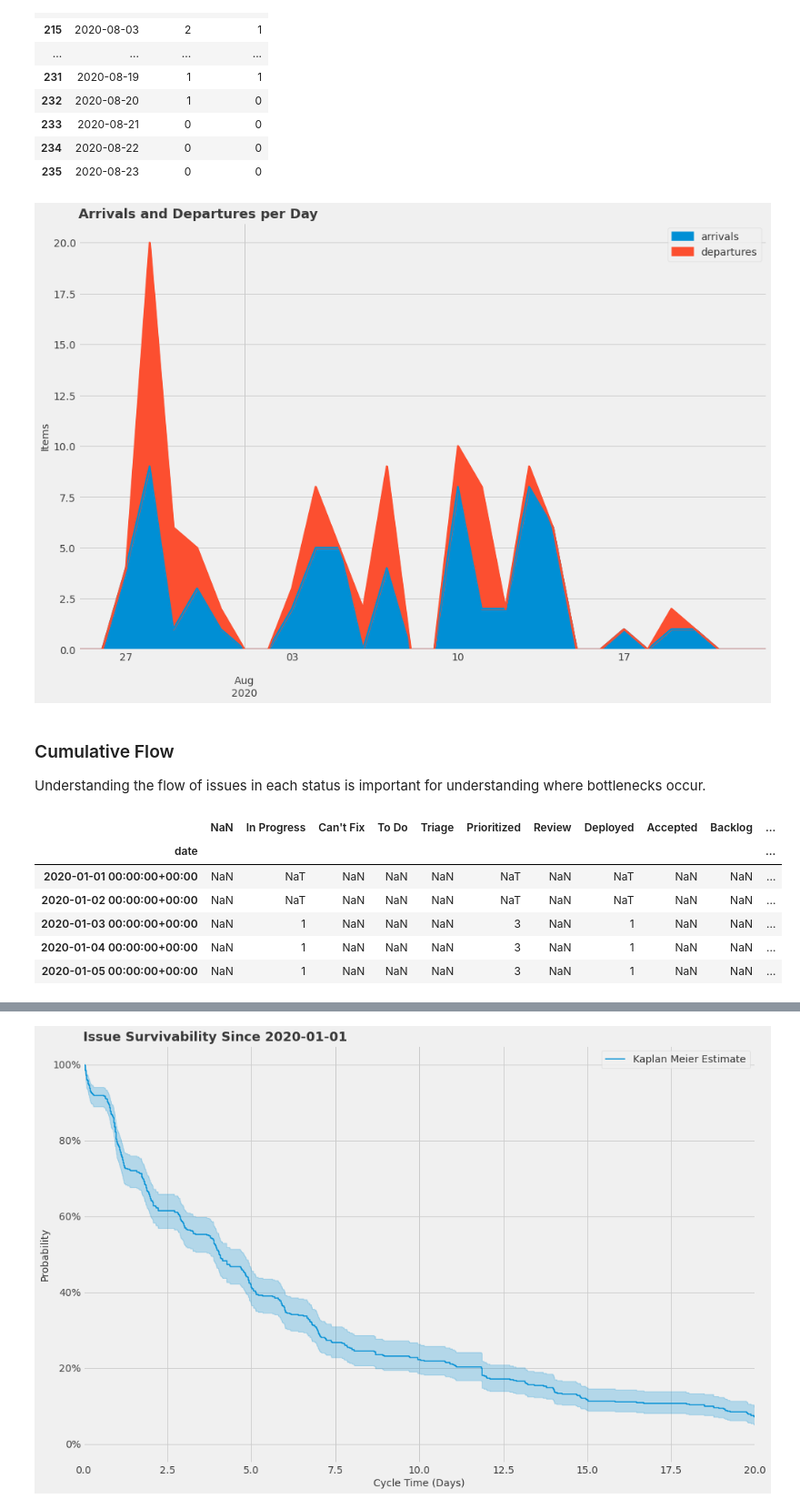
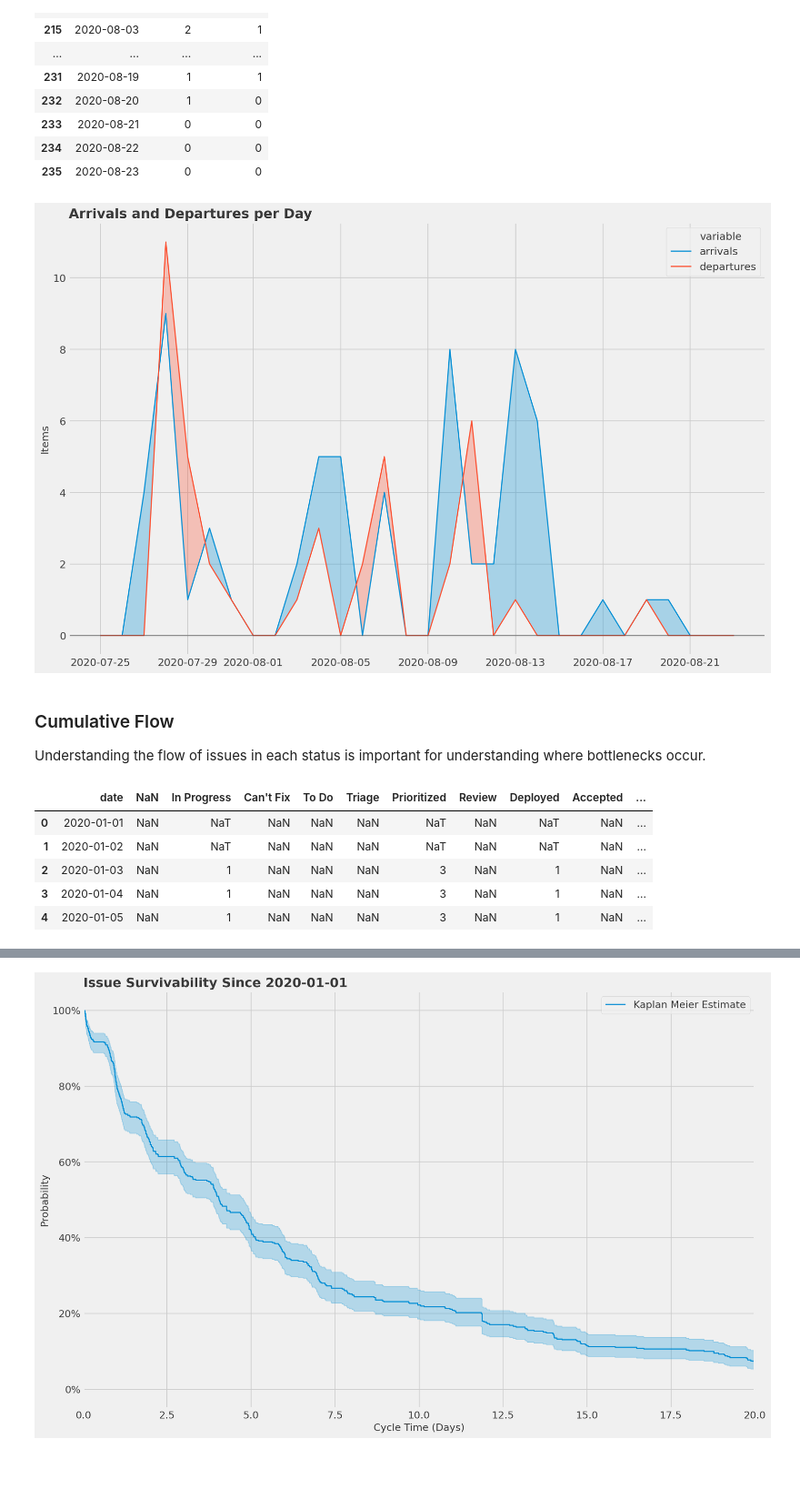
Before and after one commit to jsherer/kanban-metrics, a Jupyter notebook: kanban.ipynb, the cells around one changed output, grey strips where cells are left out. Shown at 91% size. Cells and saved outputs as stored; diff of their text form; code cells hidden in the pictures; blank space fills up the shorter version.

```diff
--- a/kanban.ipynb
+++ b/kanban.ipynb
@@ -284,6 +306,7 @@ while start <= end:
     start += pandas.Timedelta(days=1)
 
 wip_data = pandas.DataFrame(wip_data, columns=['date', 'arrivals', 'departures'])
+wip_data = wip_data.tail(30)
 
 wip_data.tail(30)
 # %% [output]
@@ -305,23 +328,35 @@ wip_data.tail(30)
 | 234 | 2020-08-22 | 0 | 0 |
 | 235 | 2020-08-23 | 0 | 0 |
 # %%
-ax = wip_data.tail(30).plot.area(
-    x='date', y=['arrivals', 'departures'], linewidth=2.5, figsize=(15, 10), legend=True)
+matplotlib.pyplot.figure(dpi=150, figsize=(15,10))
+
+ax = seaborn.lineplot(x='date', y='value', hue='variable', data=pandas.melt(wip_data[['date', 'arrivals', 'departures']], ['date']))
+
+x = wip_data['date']
+y1 = wip_data['arrivals']
+y2 = wip_data['departures']
+
+ax.fill_between(x, y1, y2, where=(y1 > y2), color='C0', alpha=0.3,
+                 interpolate=True)
+
+ax.fill_between(x, y1, y2, where=(y1 <= y2), color='C1', alpha=0.3,
+                 interpolate=True)
+
 ax.set_title("Arrivals and Departures per Day", loc='left', fontdict={
              'fontsize': 18, 'fontweight': 'semibold'})
 
 ax.set_xlabel('')
 ax.set_ylabel('Items')
 
 ax.axhline(y=0, color=util.lightgrey, alpha=.5);
 # %% [output]
-[figure, old version]
+[figure, new version]
 # %% [markdown]
 ### Cumulative Flow
 
 Understanding the flow of issues in each status is important for understanding where bottlenecks occur.
 # %%
-dates = pandas.date_range(start='2020-01-01', end='today', tz='UTC')
+dates = pandas.date_range(start='2020-01-01', end='today', freq='D', tz='UTC')
 
 flow_data = data.copy().reset_index()
 
@@ -353,14 +388,14 @@ for date in dates:
 
     last_counter = counter
 
-f = f.set_index('date')
+f['date'] = f['date'].dt.normalize()
+f['date'] = f['date'].dt.date
 f.head()
 # %% [output]
-|  | NaN | In Progress | Can't Fix | To Do | Triage | Prioritized | Review | Deployed | Accepted | Backlog | ... |
-| date |  |  |  |  |  |  |  |  |  |  | ... |
-| 2020-01-01 00:00:00+00:00 | NaN | NaT | NaN | NaN | NaN | NaT | NaN | NaT | NaN | NaN | ... |
-| 2020-01-02 00:00:00+00:00 | NaN | NaT | NaN | NaN | NaN | NaT | NaN | NaT | NaN | NaN | ... |
-| 2020-01-03 00:00:00+00:00 | NaN | 1 | NaN | NaN | NaN | 3 | NaN | 1 | NaN | NaN | ... |
-| 2020-01-04 00:00:00+00:00 | NaN | 1 | NaN | NaN | NaN | 3 | NaN | 1 | NaN | NaN | ... |
-| 2020-01-05 00:00:00+00:00 | NaN | 1 | NaN | NaN | NaN | 3 | NaN | 1 | NaN | NaN | ... |
+|  | date | NaN | In Progress | Can't Fix | To Do | Triage | Prioritized | Review | Deployed | Accepted | ... |
+| 0 | 2020-01-01 | NaN | NaT | NaN | NaN | NaN | NaT | NaN | NaT | NaN | ... |
+| 1 | 2020-01-02 | NaN | NaT | NaN | NaN | NaN | NaT | NaN | NaT | NaN | ... |
+| 2 | 2020-01-03 | NaN | 1 | NaN | NaN | NaN | 3 | NaN | 1 | NaN | ... |
+| 3 | 2020-01-04 | NaN | 1 | NaN | NaN | NaN | 3 | NaN | 1 | NaN | ... |
+| 4 | 2020-01-05 | NaN | 1 | NaN | NaN | NaN | 3 | NaN | 1 | NaN | ... |
 # %%
```
Also changed, not shown: parts of 15 cells of this notebook, 1 other file.
